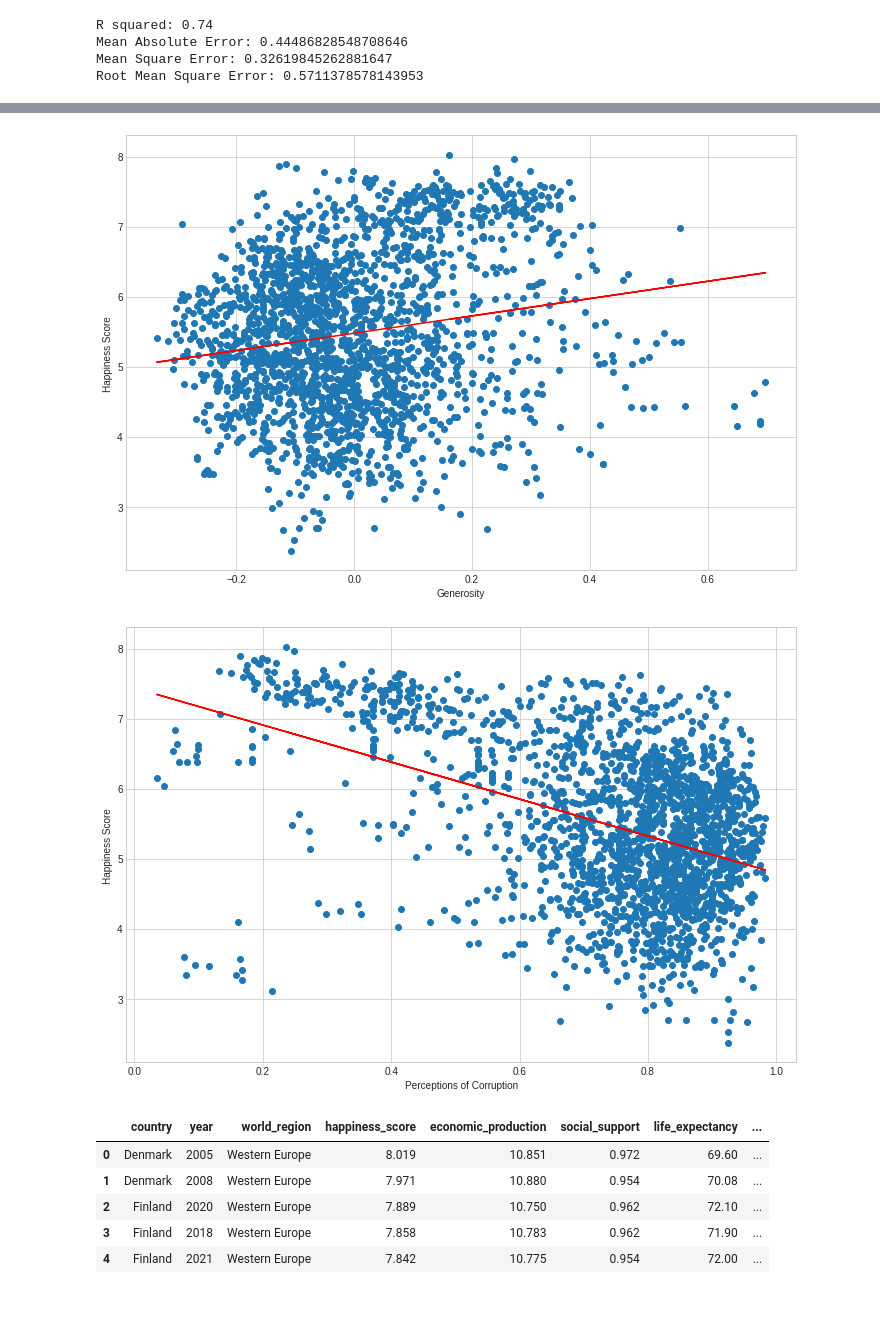
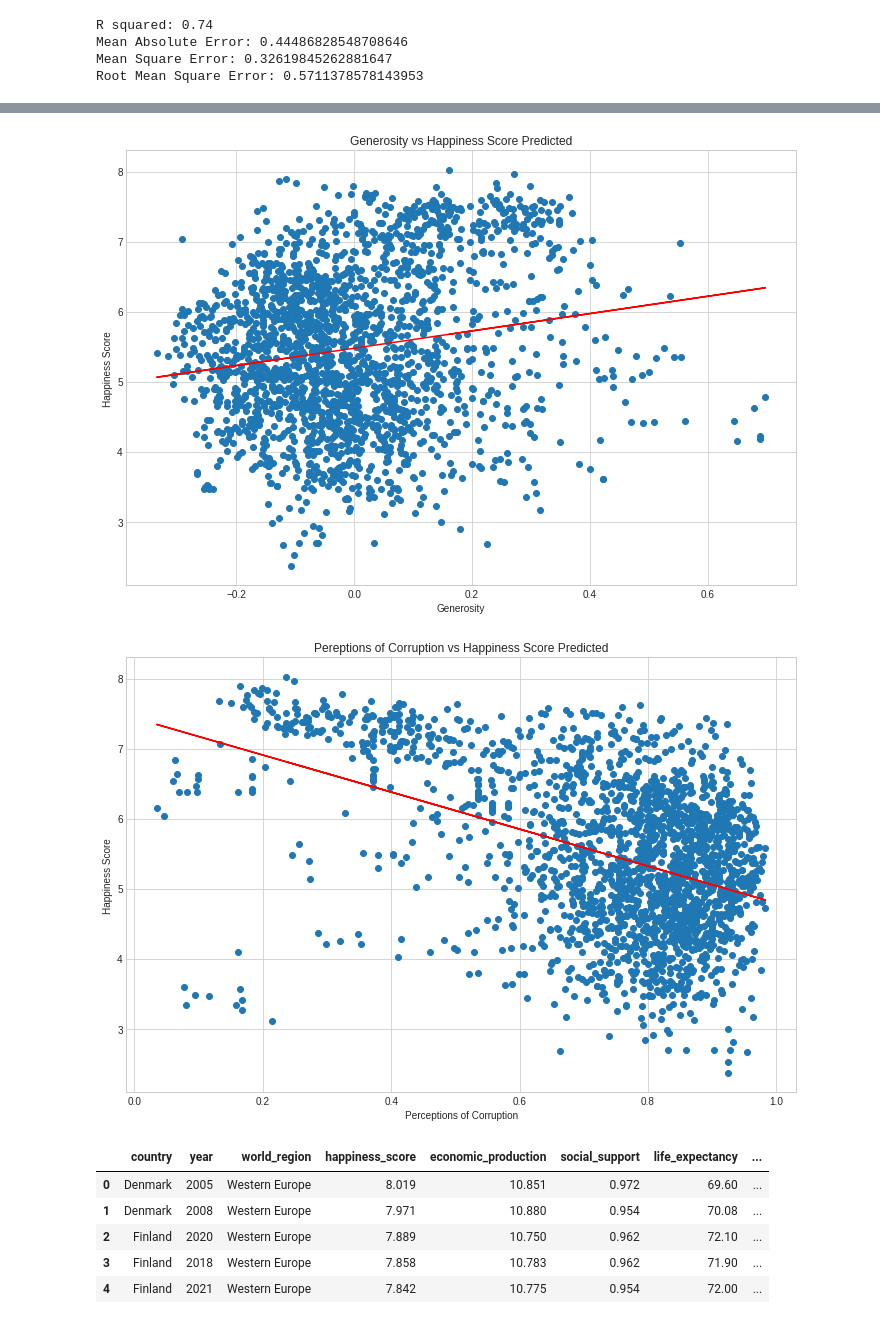
Before and after one commit to Wavelydavely/World_Happiness_Report, a Jupyter notebook: segment2final_pyspark.ipynb, the cells around one changed output, grey strips where cells are left out. Cells and saved outputs as stored; diff of their text form; code cells hidden in the pictures.

```diff
--- a/segment2final_pyspark.ipynb
+++ b/segment2final_pyspark.ipynb
@@ -244,22 +248,24 @@ plt.scatter(X, y)
 plt.plot(X, y_pred, color='red')
 plt.xlabel('Generosity')
 plt.ylabel('Happiness Score')
+plt.title('Generosity vs Happiness Score Predicted')
 plt.show()
 # %% [output]
-[figure, old version]
+[figure, new version]
 # %%
 X = happiness_df.perceptions_of_corruption.values.reshape(-1, 1)
 y = happiness_df.happiness_score
 model.fit(X, y)
 y_pred = model.predict(X)
 plt.figure(figsize=(12, 8))
 plt.scatter(X, y)
 plt.plot(X, y_pred, color='red')
 plt.xlabel('Perceptions of Corruption')
 plt.ylabel('Happiness Score')
+plt.title('Pereptions of Corruption vs Happiness Score Predicted')
 plt.show()
 # %% [output]
-[figure, old version]
+[figure, new version]
 # %%
 # RANDOM FOREST MODEL
 
```
Also changed, not shown: parts of 8 cells of this notebook.
